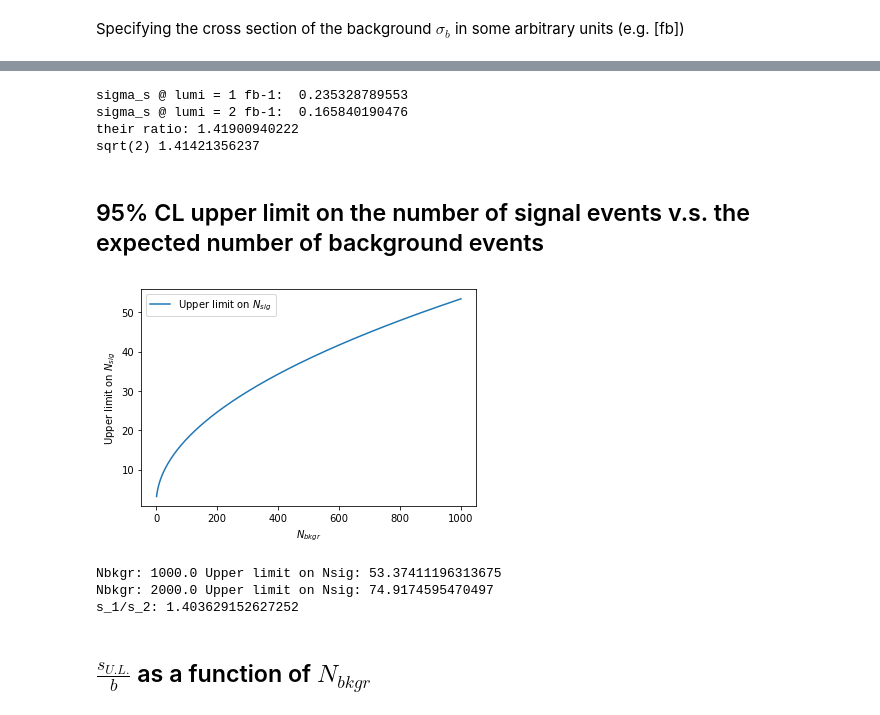
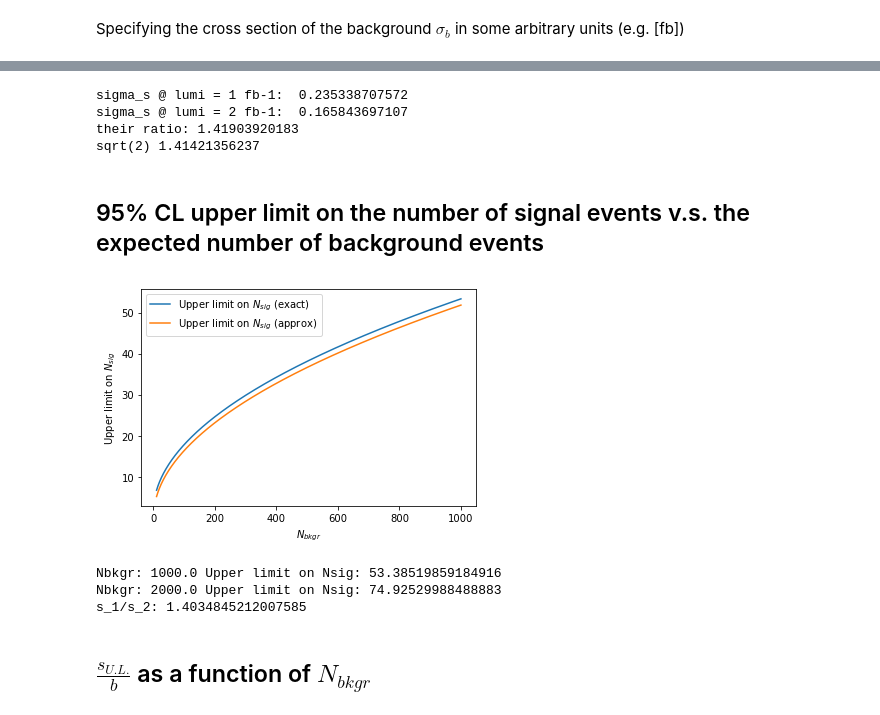
Before and after one commit to denglert/statistics-sandbox, a Jupyter notebook: Asimov_paper/Simple_single_bin_scenario_expected_upper_limit.ipynb, the cells around one changed output, grey strips where cells are left out. Cells and saved outputs as stored; diff of their text form; code cells hidden in the pictures.

Commit message:
Removed the tildes; fixed formula for general solution of the upper limit on s.

```diff
--- a/Asimov_paper/Simple_single_bin_scenario_expected_upper_limit.ipynb
+++ b/Asimov_paper/Simple_single_bin_scenario_expected_upper_limit.ipynb
@@ -185,7 +211,7 @@ def calc_s(b, CL=0.95):
     """Calculates the x% CL upper limit on the number of signal events
     given the expected number of background events."""
     Z = get_significance_from_CL(CL)
-    s = 0.5*Z*(Z + np.sqrt(1.0+4.0*b))
+    s = 0.5*Z*(Z + np.sqrt(Z**2+4.0*b))
     return s
 # %%
 def calc_s_over_b(b, CL=0.95):
@@ -234,23 +259,26 @@ print('sigma_s @ lumi = 2 fb-1: ', sigma_s_at_2lumi);
 print('their ratio:', sigma_s_at_1lumi/sigma_s_at_2lumi);
 print('sqrt(2)', np.sqrt(2));
 # %% [output]
-sigma_s @ lumi = 1 fb-1:  0.235328789553
-sigma_s @ lumi = 2 fb-1:  0.165840190476
-their ratio: 1.41900940222
+sigma_s @ lumi = 1 fb-1:  0.235338707572
+sigma_s @ lumi = 2 fb-1:  0.165843697107
+their ratio: 1.41903920183
 sqrt(2) 1.41421356237
 # %% [markdown]
 ## 95% CL upper limit on the number of signal events v.s. the expected number of background events
 # %%
-nbkgr   = np.linspace(1.0, 1000.0, 1000);
+nbkgr   = np.linspace(10.0, 1000.0, 1000);
 s_exact = calc_s(nbkgr);
+Z = 1.64
+s_simple_scaling = Z*np.sqrt(nbkgr)
 # %%
 f, a = plt.subplots();
-a.plot(nbkgr, s_exact, label=r"Upper limit on $N_{sig}$");
+a.plot(nbkgr, s_exact, label=r"Upper limit on $N_{sig}$ (exact)");
+a.plot(nbkgr, s_simple_scaling, label=r"Upper limit on $N_{sig}$ (approx)");
 a.set_xlabel('$N_{bkgr}$');
 a.set_ylabel('Upper limit on $N_{sig}$');
 plt.legend();
 # %% [output]
-[figure, old version]
+[figure, new version]
 # %%
 b_1 = 1000.0; s_1 = calc_s(b_1);
 b_2 = 2000.0; s_2 = calc_s(b_2);
@@ -258,9 +286,9 @@ print('Nbkgr: {} Upper limit on Nsig: {}'.format(b_1, s_1));
 print('Nbkgr: {} Upper limit on Nsig: {}'.format(b_2, s_2));
 print('s_1/s_2: {}'.format(s_2/s_1));
 # %% [output]
-Nbkgr: 1000.0 Upper limit on Nsig: 53.37411196313675
-Nbkgr: 2000.0 Upper limit on Nsig: 74.9174595470497
-s_1/s_2: 1.403629152627252
+Nbkgr: 1000.0 Upper limit on Nsig: 53.38519859184916
+Nbkgr: 2000.0 Upper limit on Nsig: 74.92529988488883
+s_1/s_2: 1.4034845212007585
 # %% [markdown]
 ## $\frac{s_{U.L.}}{b}$ as a function of $N_{bkgr}$
 # %%
```
Also changed, not shown: parts of 4 cells of this notebook, 1 other file.
